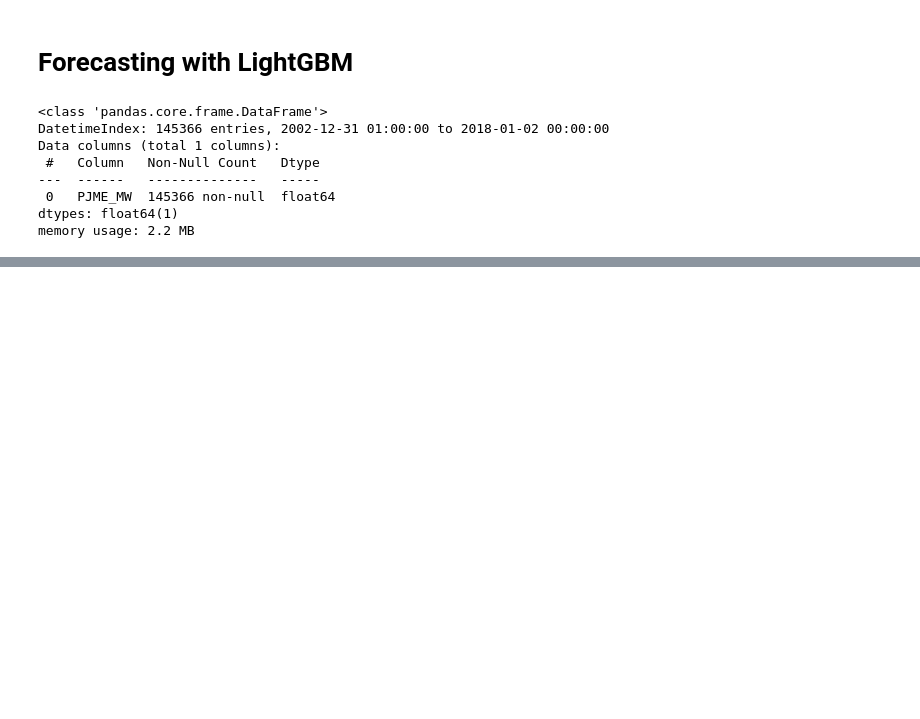
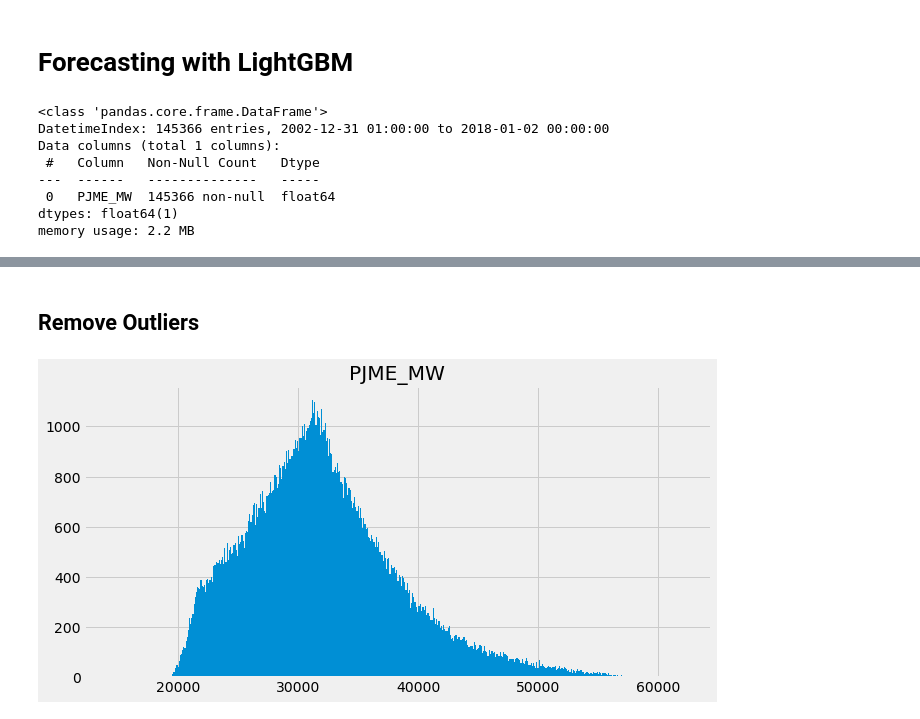
Before and after one commit to hiydavid/time-series, a Jupyter notebook: ts_forecasting_lightgbm.ipynb, the cells around one changed output, grey strips where cells are left out. Saved outputs shown, nothing was run; the diff lists cells and outputs as text; code cells hidden in the pictures; blank space fills up the shorter version.

```diff
--- a/ts_forecasting_lightgbm.ipynb
+++ b/ts_forecasting_lightgbm.ipynb
@@ -212,0 +36,8 @@ plot = plt.suptitle('Oct 3, 2016 - Best Predicted Day')
+# %% [markdown]
+## Remove Outliers
+# %%
+# view value distribution
+pjme.hist(bins=500, figsize=(10,5))
+plt.show()
+# %% [output]
+[figure, added]
```
Also changed, not shown: parts of 43 cells of this notebook.
